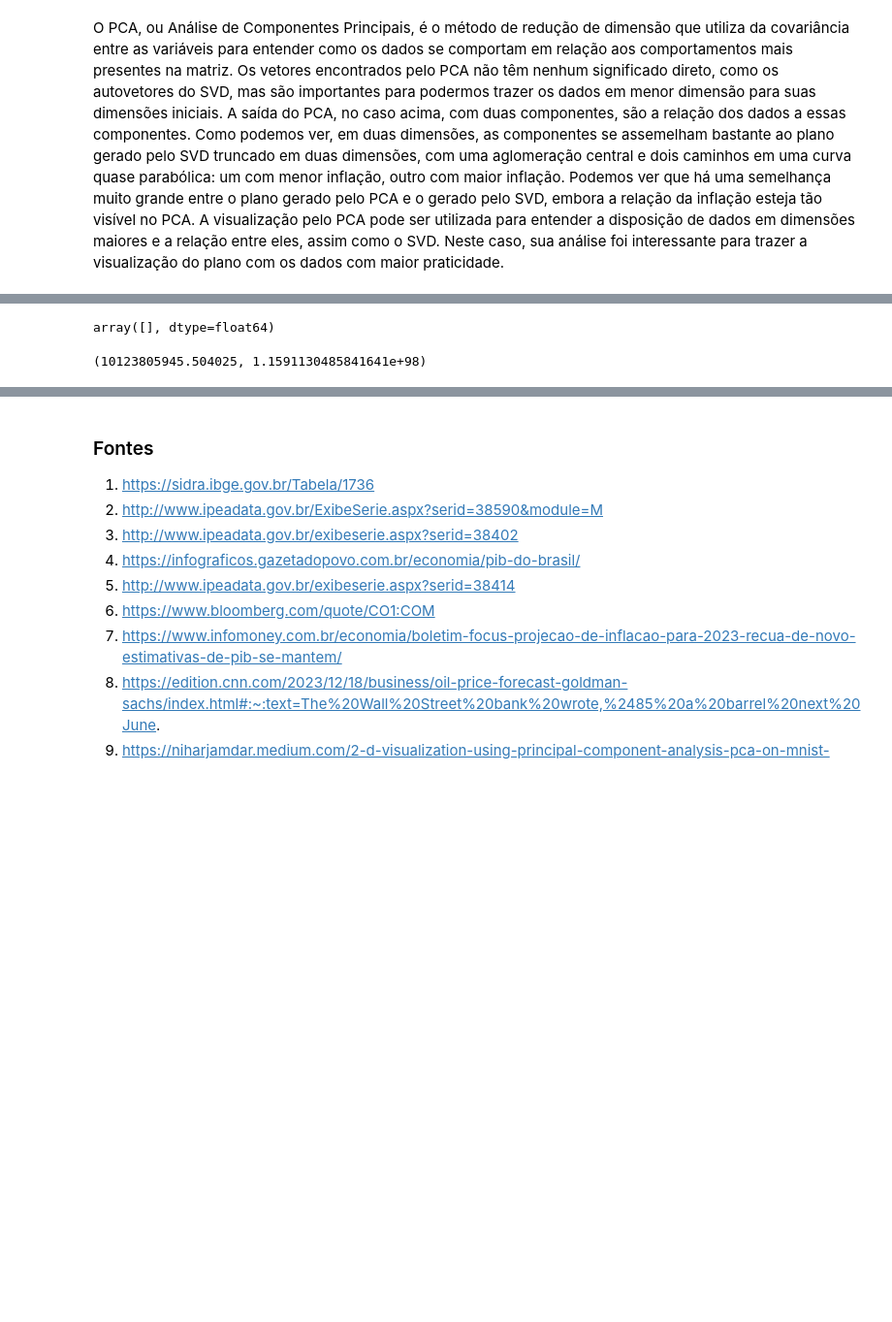
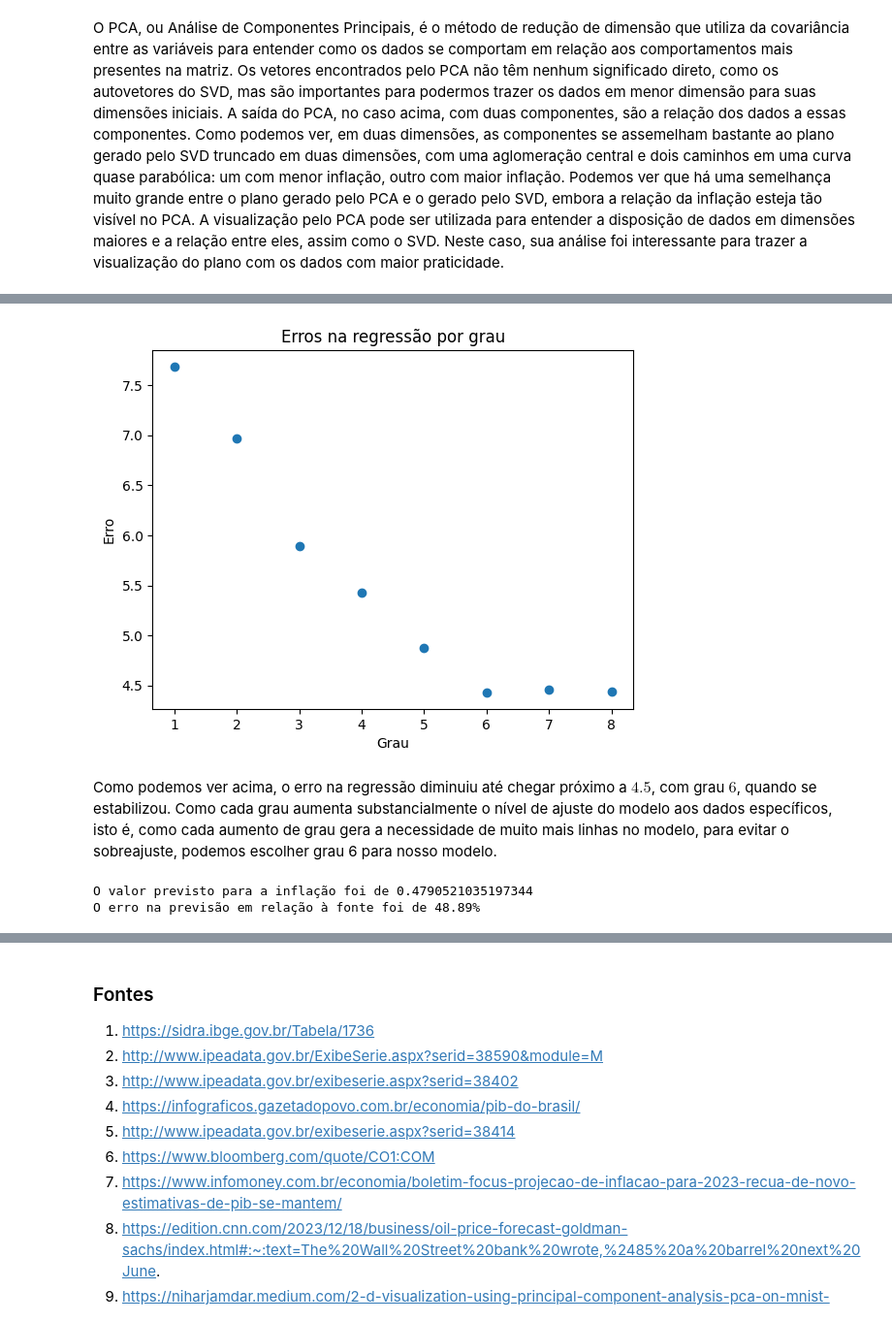
Before and after one commit to luigi-rangel/PrevisaoDeInflacao, a Jupyter notebook: analysis.ipynb, the cells around one changed output, grey strips where cells are left out. Shown at 97% size. Cells and saved outputs as stored; diff of their text form; code cells hidden in the pictures; blank space fills up the shorter version.

```diff
--- a/analysis.ipynb
+++ b/analysis.ipynb
@@ -147,43 +155,74 @@ Abaixo, utilizaremos da regressão polinomial para, a partir dos dados acima,
 # %%
+# Gera a matriz multivariável
 def calc_inputs(vars, degree):
     x = []
-    for degree in range(degree):
+    for degree in range(degree + 1):
         for deg_x4 in range(degree + 1):
             for deg_x3 in range(degree - deg_x4 + 1):
                 for deg_x2 in range(degree - deg_x4 - deg_x3 + 1):
                     deg_x1 = degree - deg_x4 - deg_x3 - deg_x2
                     x.append((vars[:,0] ** deg_x1) * (vars[:,1] ** deg_x2) * (vars[:,2] ** deg_x3) * (vars[:,3] ** deg_x4))
 
     return np.array(x).T
 
-deg = 6
+errors = []
+
 vars = pd.DataFrame()
 returns = pd.DataFrame()
 
+# Define as 4 variáveis
 vars['x1'] = data[:,0]
 vars['x2'] = data[:,1]
 vars['x3'] = data[:,2]
-vars['x4'] = data[:,4]
+vars['x4'] = data[:,3]
 
-returns['z'] = data[:,3]
+# Define a variável de retorno da função
+returns['z'] = data[:,4]
 
-A = calc_inputs(np.array(vars), deg)
-b = np.array(returns)
+for deg in range(1, 9):
+    # Calcula matriz para cada grau
+    A = calc_inputs(np.array(vars), deg)
+    b = np.array(returns)
 
-coeffs, resids, rank, s = np.linalg.lstsq(A, b, rcond=None)
+    # Calcula coeficientes via mínimos quadrados
+    coeffs, resids, rank, s = np.linalg.lstsq(A, b, rcond=None)
 
-resids
+    # Calcula o erro do modelo nos dados utilizados
+    errors.append(np.linalg.norm(A @ coeffs - b))
+
+# Representando graficamente os erros por grau da função
+plt.title("Erros na regressão por grau")
+plt.scatter([i for i in range(1, 9)], errors)
+plt.xlabel("Grau")
+plt.ylabel("Erro")
+plt.show()
 # %% [output]
-array([], dtype=float64)
+[figure, added]
-# %%
-def predict_inpc(vars):
-    predict_inputs = calc_inputs(vars, deg)
-    monthly = np.inner(coeffs.T, predict_inputs)[0][0]
-    yearly = (((100 + monthly)/ 100) ** 12 - 1) * 100
-    return monthly, yearly
-
-predict_vars = np.array([[5,11.62,0.002401,85]])
-
-predict_inpc(predict_vars)
-# %% [output]
-(10123805945.504025, 1.1591130485841641e+98)
+# %% [markdown]
+Como podemos ver acima, o erro na regressão diminuiu até chegar próximo a $4.5$, com grau $6$, quando se estabilizou. Como cada grau aumenta substancialmente o nível de ajuste do modelo aos dados específicos, isto é, como cada aumento de grau gera a necessidade de muito mais linhas no modelo, para evitar o sobreajuste, podemos escolher grau 6 para nosso modelo.
+# %%
+deg = 6
+
+A = calc_inputs(np.array(vars), deg)
+b = np.array(returns)
+
+coeffs, resids, rank, s = np.linalg.lstsq(A, b, rcond=None)
+
+# Calcula a previsão a partir do modelo
+def predict_inpc(vars, deg):
+    predict_inputs = calc_inputs(np.array(vars), deg)
+    predict_res = (predict_inputs @ coeffs)
+    return predict_res
+
+# Variáveis de teste baseado nas previsões do infomoney
+test_vars = [[5,9.25,0.002401,81]]
+test_results = 0.321744 # Inflação prevista pelo infomoney para 2024 mensalizada
+
+# Previsão mensalizada para 2024
+predict_results = predict_inpc(test_vars, deg)[0][0]
+
+print(f'O valor previsto para a inflação foi de {predict_results}')
+print(f'O erro na previsão em relação à fonte foi de {np.round(100 * abs(predict_results / test_results - 1), 2)}%')
+# %% [output]
+O valor previsto para a inflação foi de 0.4790521035197344
+O erro na previsão em relação à fonte foi de 48.89%
```
Also changed, not shown: parts of 7 cells of this notebook.
